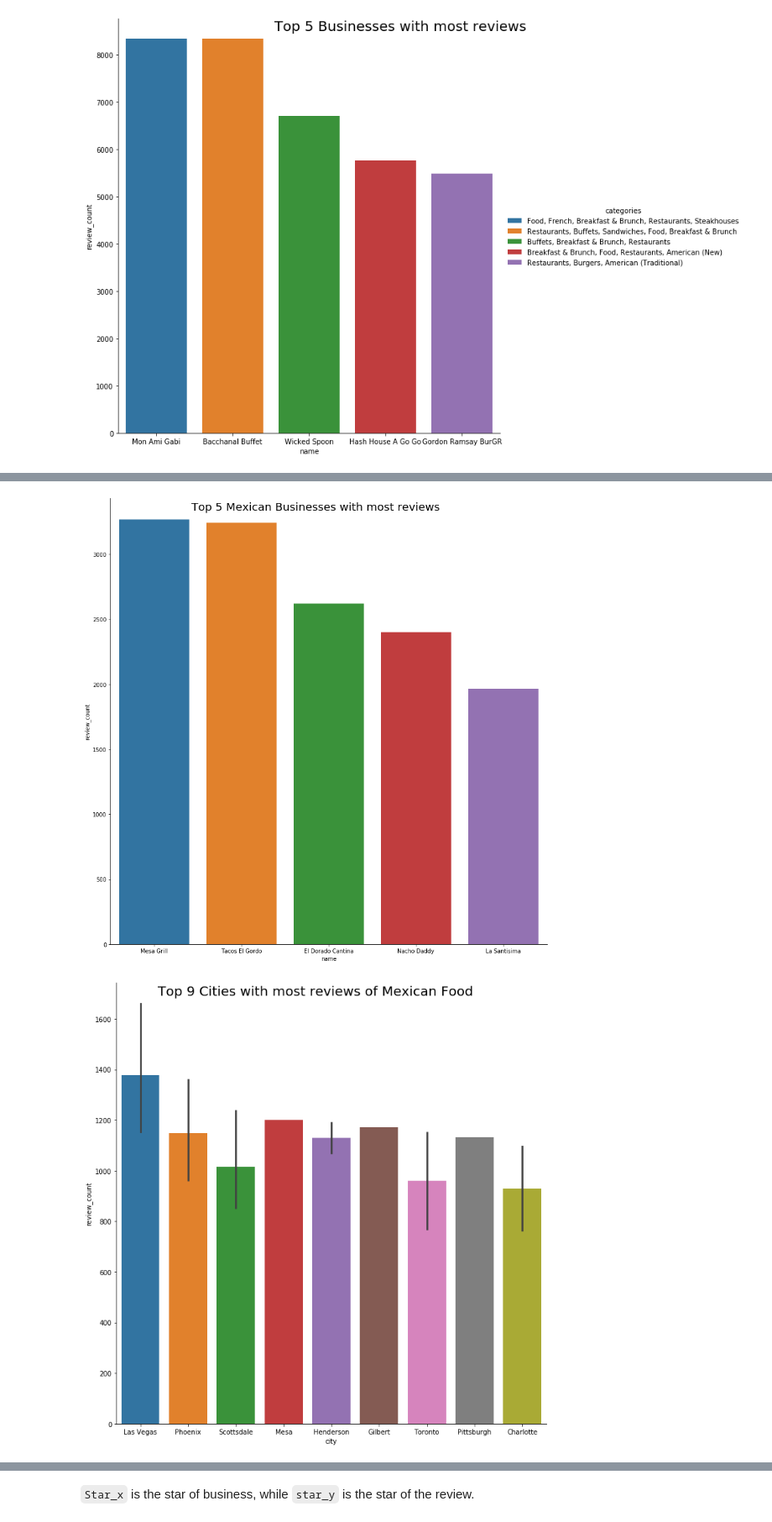
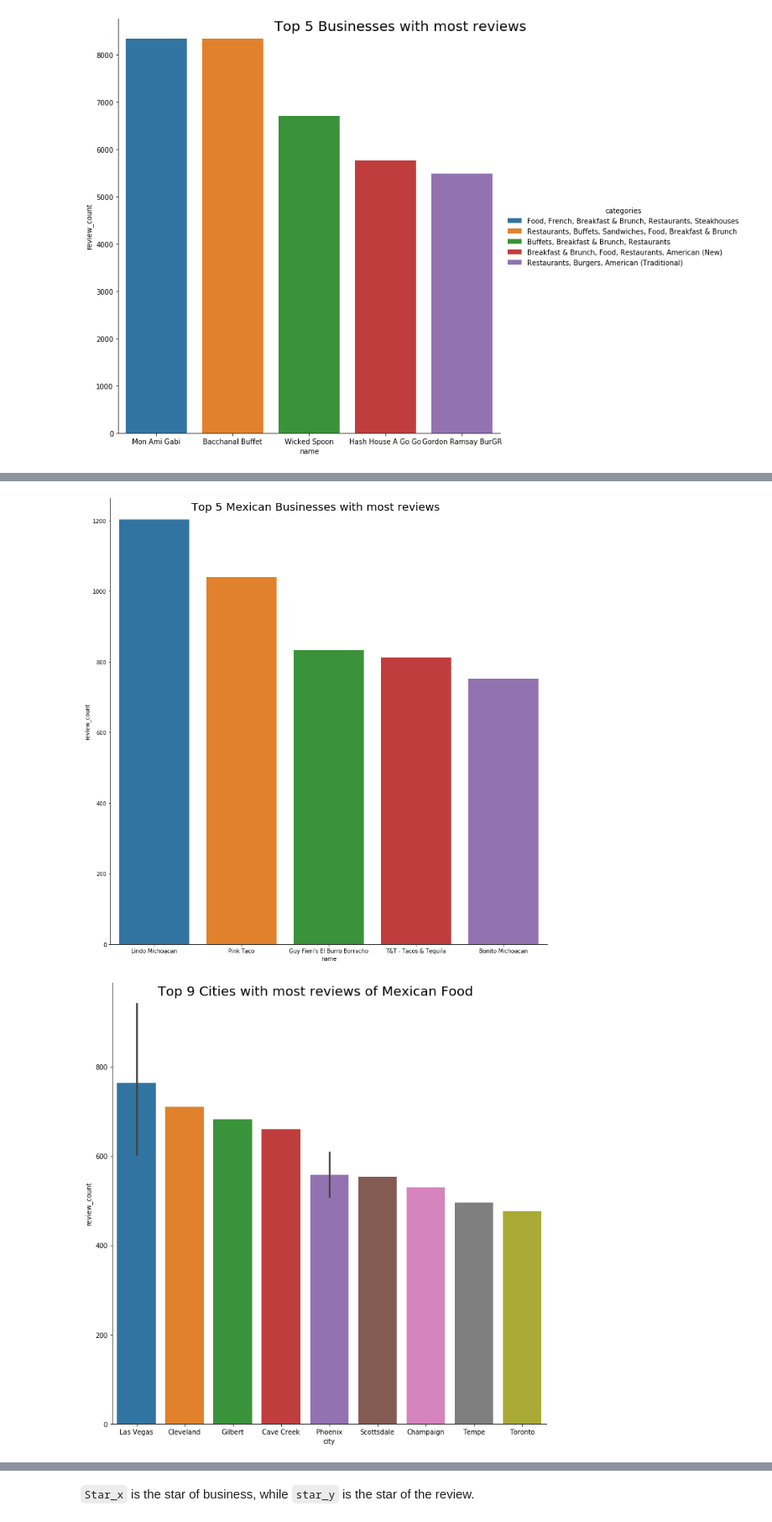
Before and after one commit to LingfengZhu/STAT-628-Module-3, a Jupyter notebook: code/load_data.ipynb, the cells around one changed output, grey strips where cells are left out. Shown: that part at 84% size. Drawn from its saved outputs; the diff is of its cells as text; code cells hidden in the pictures.

```diff
--- a/code/load_data.ipynb
+++ b/code/load_data.ipynb
@@ -134,18 +151,9 @@ plt.savefig("images/busi_catplot.jpg")
 # %% [output]
 [figure]
 # %%
-# we choose "Mexican food" as our theme
-# use the "Mexican" part of the data frame
-
-# obtain the businesses about mexican food
-categoric = list(set(business['categories']))
-categoric.remove(None)
-mexican_list = []
-for line in categoric:
-    if 'Mexican' in line: # or word in line.split() to search for full words
-        mexican_list.append(line)
-
-busi_mexi = business.loc[business["categories"].isin(mexican_list),:]
+# we choose "Ice cream" as our theme
+# use the "ice cream" part of the data frame
+busi_mexi = business.loc[(business['categories'] == 'Mexican, Restaurants') | (business['categories'] == 'Restaurants, Mexican') , :]
 busi_mexi.head(3)
 # %% [output]
 |  | business_id | name | address | city | state | postal_code | latitude | longitude | stars | ... |
@@ -157,13 +165,13 @@ mexi_catplot = sns.catplot(x="name", y="review_count", data = busi_mexi.nlargest
 mexi_catplot.fig.suptitle('Top 5 Mexican Businesses with most reviews', fontsize=20);
 plt.savefig("images/mexi_catplot.jpg")
 # %% [output]
-[figure, old version]
+[figure, new version]
 # %%
-mexi_catplot = sns.catplot(x="city", y="review_count", data = busi_mexi.nlargest(60,'review_count'), kind="bar", height = 10, dodge = True);
+mexi_catplot = sns.catplot(x="city", y="review_count", data = busi_mexi.nlargest(20,'review_count'), kind="bar", height = 10, dodge = True);
 mexi_catplot.fig.suptitle('Top 9 Cities with most reviews of Mexican Food', fontsize=20);
 plt.savefig("images/city_catplot.jpg")
 # %% [output]
-[figure, old version]
+[figure, new version]
 # %%
 # get position data
 position = busi_mexi[['latitude','longitude','stars','review_count']].copy()
```
Also changed, not shown: parts of 25 cells of this notebook, 3 other files.
